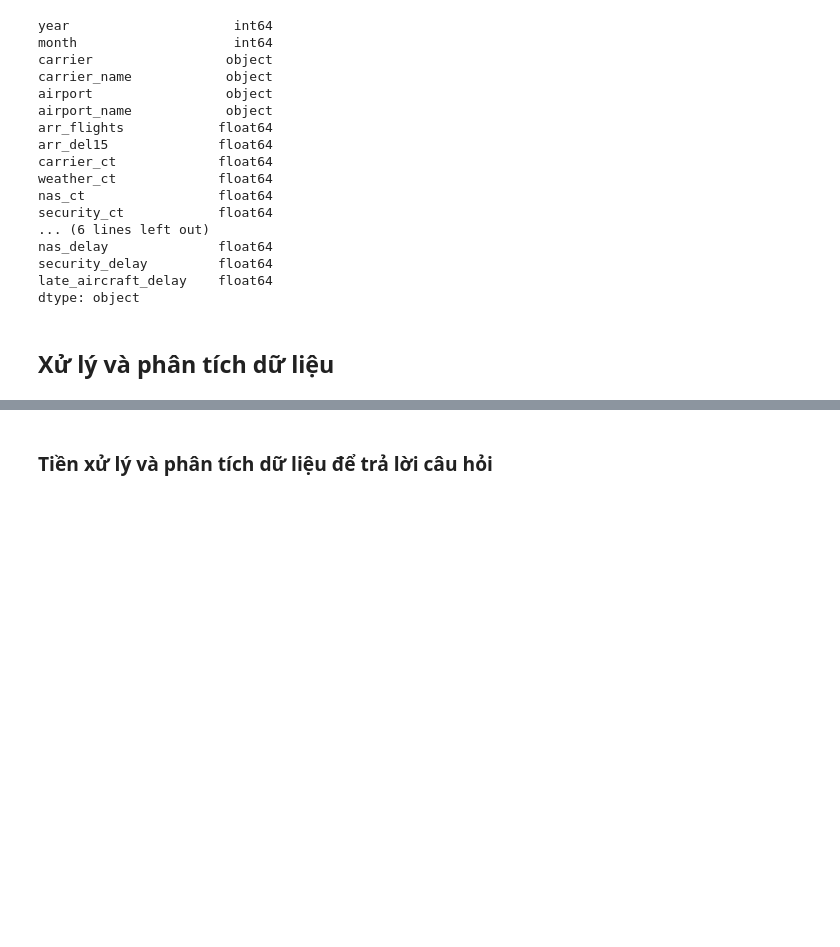
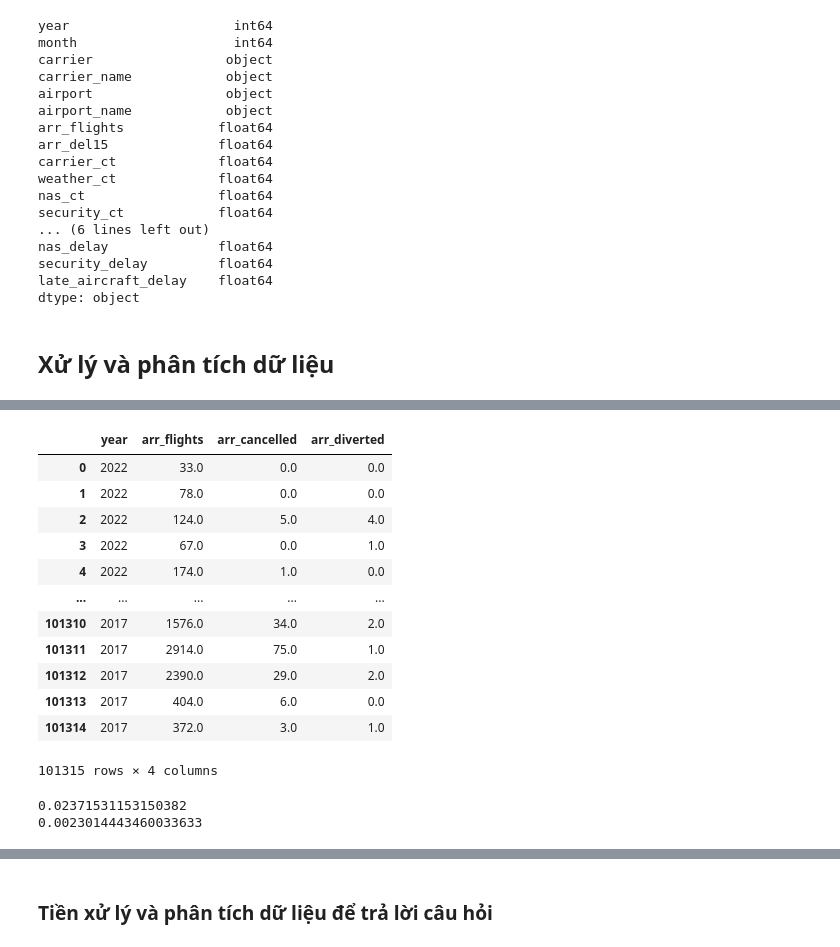
Before and after one commit to anhtran-20/ProDS_TH_Project, a Jupyter notebook: Xử_Lý_Dữ_Liệu.ipynb, the cells around one changed output, grey strips where cells are left out. Cells and saved outputs as stored; diff of their text form; code cells hidden in the pictures; blank space fills up the shorter version.

```diff
--- a/Xử_Lý_Dữ_Liệu.ipynb
+++ b/Xử_Lý_Dữ_Liệu.ipynb
@@ -102,0 +129,29 @@ a['late_aircraft_ct'].sum()
+# %%
+data=copy.deepcopy(df)
+sub_data=data[['year','arr_flights','arr_cancelled','arr_diverted']]
+sub_data
+# %% [output]
+|  | year | arr_flights | arr_cancelled | arr_diverted |
+| 0 | 2022 | 33.0 | 0.0 | 0.0 |
+| 1 | 2022 | 78.0 | 0.0 | 0.0 |
+| 2 | 2022 | 124.0 | 5.0 | 4.0 |
+| 3 | 2022 | 67.0 | 0.0 | 1.0 |
+| 4 | 2022 | 174.0 | 1.0 | 0.0 |
+| ... | ... | ... | ... | ... |
+| 101310 | 2017 | 1576.0 | 34.0 | 2.0 |
+| 101311 | 2017 | 2914.0 | 75.0 | 1.0 |
+| 101312 | 2017 | 2390.0 | 29.0 | 2.0 |
+| 101313 | 2017 | 404.0 | 6.0 | 0.0 |
+| 101314 | 2017 | 372.0 | 3.0 | 1.0 |
+101315 rows × 4 columns
+# %%
+sum_arr_flights=sub_data['arr_flights'].sum()
+sum_arr_cancelled=sub_data['arr_cancelled'].sum()
+sum_arr_diverted=sub_data['arr_diverted'].sum()
+cancelled_rate=sum_arr_cancelled/sum_arr_flights
+diverted_rate=sum_arr_diverted/sum_arr_flights
+print(cancelled_rate)
+print(diverted_rate)
+# %% [output]
+0.02371531153150382
+0.0023014443460033633
```
Also changed, not shown: parts of 15 cells of this notebook.
